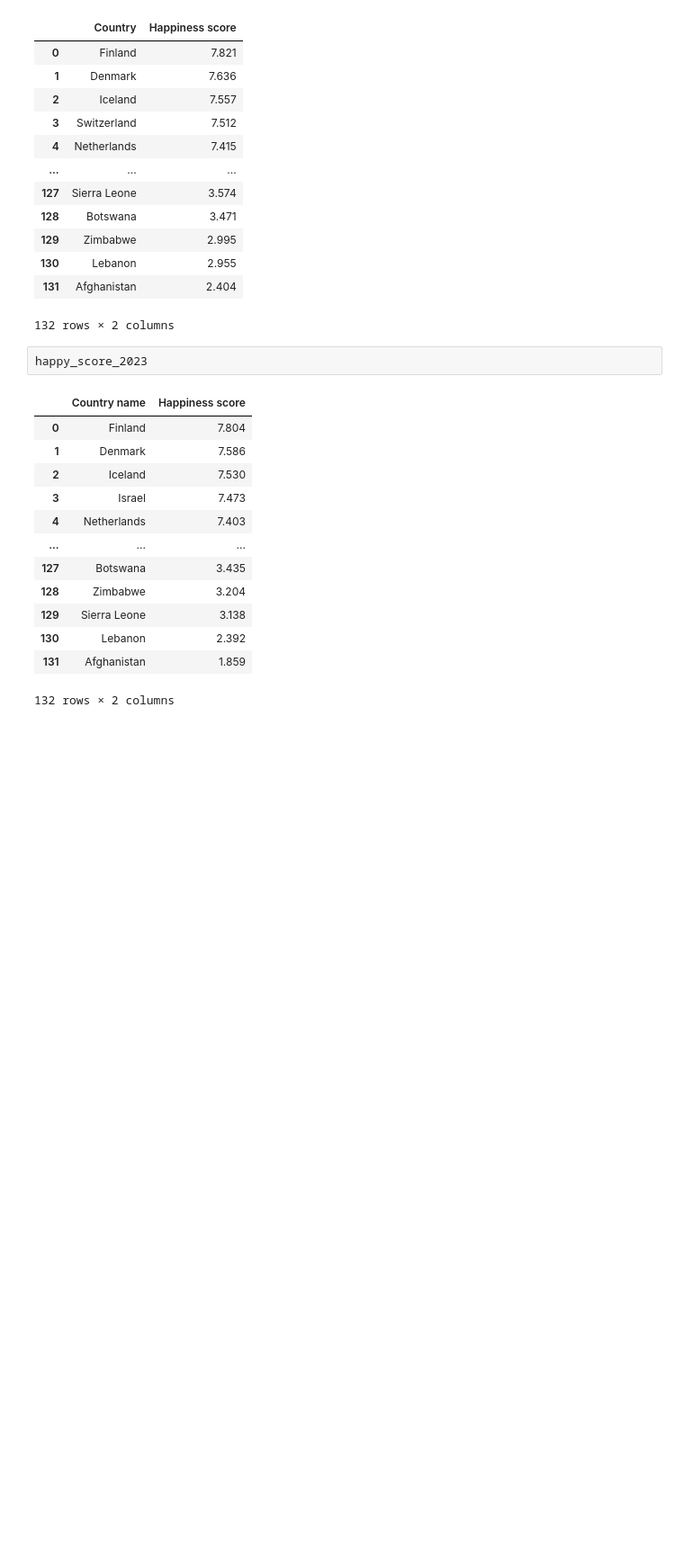
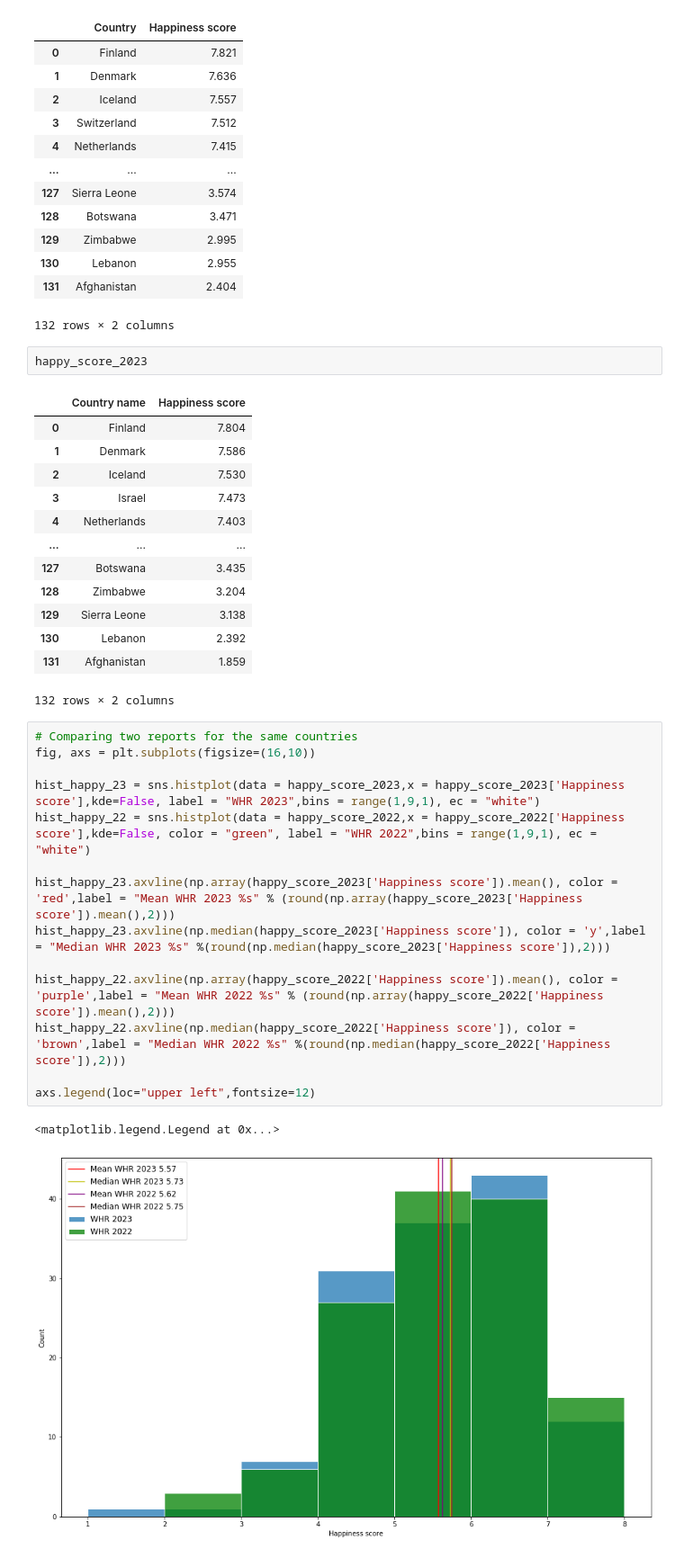
Before and after one commit to MarekMatejko/WHR_report, a Jupyter notebook: Happy_Report.ipynb, the cells around one changed output. Shown at 90% size. Saved outputs shown, nothing was run; the diff lists cells and outputs as text; blank space fills up the shorter version.

Commit message:
Comparing WHR 2023 and WHR 2022 together

```diff
--- a/Happy_Report.ipynb
+++ b/Happy_Report.ipynb
@@ -362,3 +368,20 @@ happy_score_2023
 | 130 | Lebanon | 2.392 |
 | 131 | Afghanistan | 1.859 |
 132 rows × 2 columns
+# %%
+# Comparing two reports for the same countries
+fig, axs = plt.subplots(figsize=(16,10))
+
+hist_happy_23 = sns.histplot(data = happy_score_2023,x = happy_score_2023['Happiness score'],kde=False, label = "WHR 2023",bins = range(1,9,1), ec = "white")
+hist_happy_22 = sns.histplot(data = happy_score_2022,x = happy_score_2022['Happiness score'],kde=False, color = "green", label = "WHR 2022",bins = range(1,9,1), ec = "white")
+
+hist_happy_23.axvline(np.array(happy_score_2023['Happiness score']).mean(), color = 'red',label = "Mean WHR 2023 %s" % (round(np.array(happy_score_2023['Happiness score']).mean(),2)))
+hist_happy_23.axvline(np.median(happy_score_2023['Happiness score']), color = 'y',label = "Median WHR 2023 %s" %(round(np.median(happy_score_2023['Happiness score']),2)))
+
+hist_happy_22.axvline(np.array(happy_score_2022['Happiness score']).mean(), color = 'purple',label = "Mean WHR 2022 %s" % (round(np.array(happy_score_2022['Happiness score']).mean(),2)))
+hist_happy_22.axvline(np.median(happy_score_2022['Happiness score']), color = 'brown',label = "Median WHR 2022 %s" %(round(np.median(happy_score_2022['Happiness score']),2)))
+
+axs.legend(loc="upper left",fontsize=12)
+# %% [output]
+<matplotlib.legend.Legend at 0x...>
+[figure, added]
```
Also changed, not shown: parts of 11 cells of this notebook.
